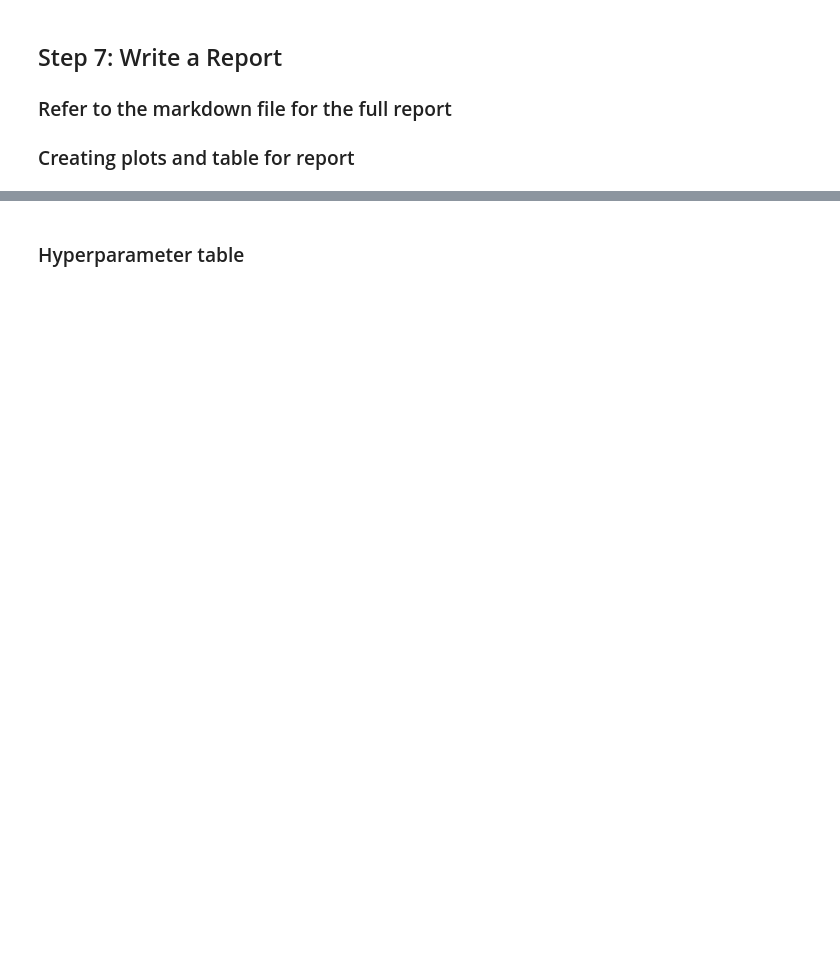
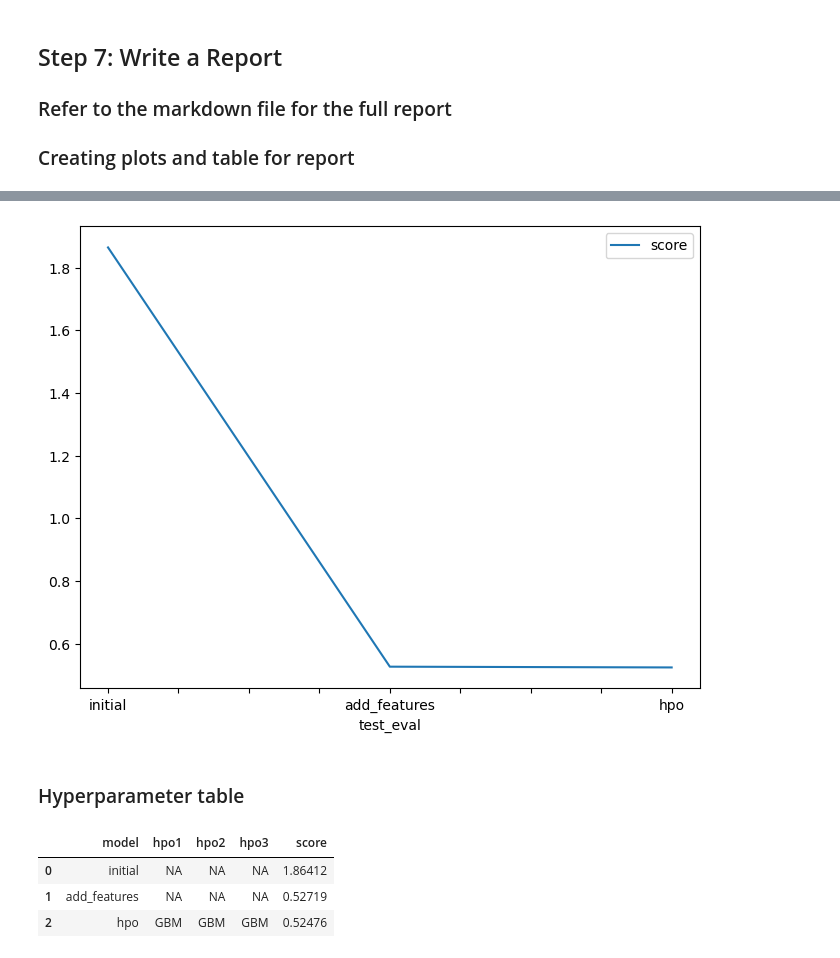
Before and after one commit to mathea0/BikeSharing, a Jupyter notebook: project-template.ipynb, the cells around one changed output, grey strips where cells are left out. Cells and saved outputs as stored; diff of their text form; code cells hidden in the pictures; blank space fills up the shorter version.

```diff
--- a/project-template.ipynb
+++ b/project-template.ipynb
@@ -328,20 +680,27 @@ fig.savefig('model_train_score.png')
 # %%
 # Take the 3 kaggle scores and creating a line plot to show improvement
 fig = pd.DataFrame(
     {
         "test_eval": ["initial", "add_features", "hpo"],
-        "score": [?, ?, ?]
+        "score": [1.86412, 0.52719, 0.52476 ]
     }
 ).plot(x="test_eval", y="score", figsize=(8, 6)).get_figure()
 fig.savefig('model_test_score.png')
+# %% [output]
+[figure, added]
 # %% [markdown]
 ### Hyperparameter table
 # %%
 # The 3 hyperparameters we tuned with the kaggle score as the result
 pd.DataFrame({
     "model": ["initial", "add_features", "hpo"],
-    "hpo1": [?, ?, ?],
-    "hpo2": [?, ?, ?],
-    "hpo3": [?, ?, ?],
-    "score": [?, ?, ?]
+    "hpo1": ["NA", "NA", "GBM"],
+    "hpo2": ["NA", "NA", "GBM"],
+    "hpo3": ["NA", "NA", "GBM"],
+    "score": [1.86412, 0.52719, 0.52476 ]
 })
+# %% [output]
+|  | model | hpo1 | hpo2 | hpo3 | score |
+| 0 | initial | NA | NA | NA | 1.86412 |
+| 1 | add_features | NA | NA | NA | 0.52719 |
+| 2 | hpo | GBM | GBM | GBM | 0.52476 |
```
Also changed, not shown: parts of 38 cells of this notebook.
